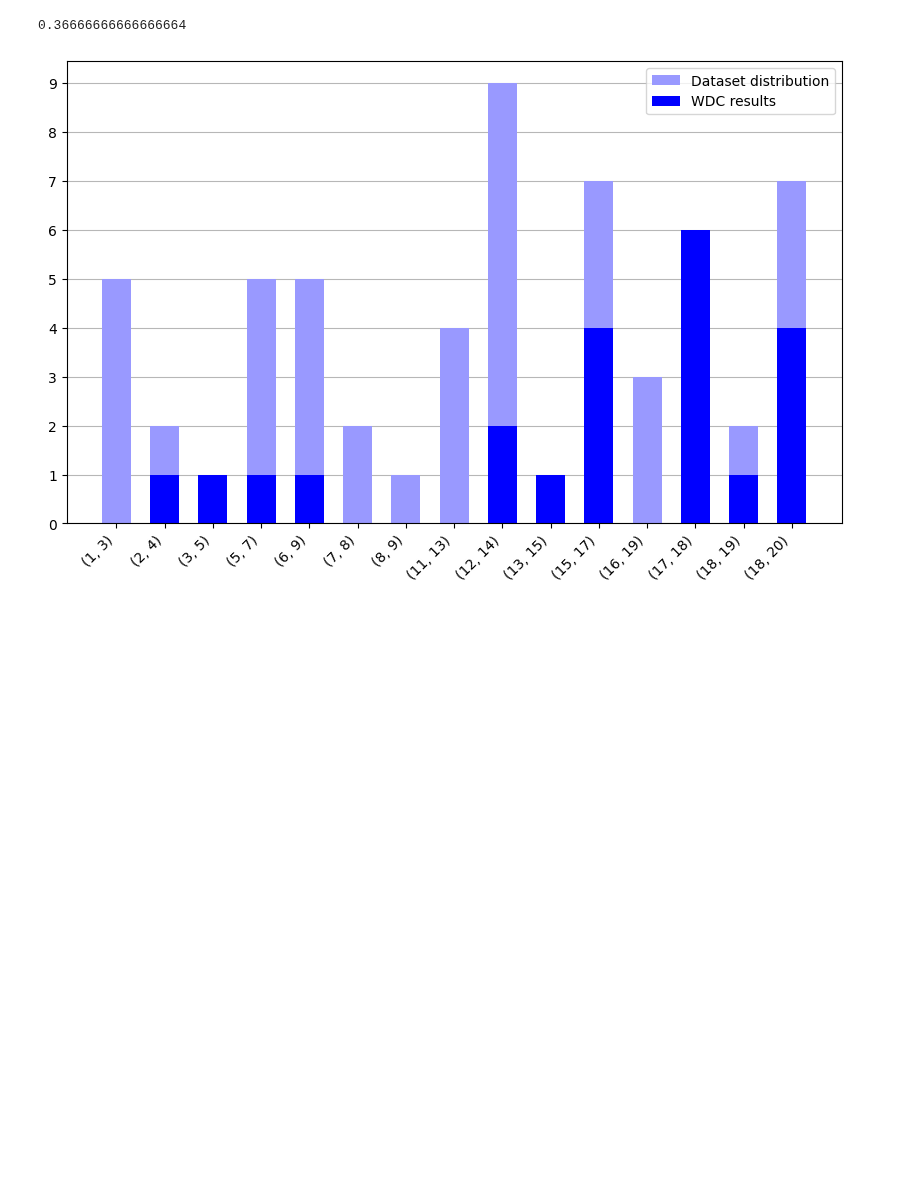
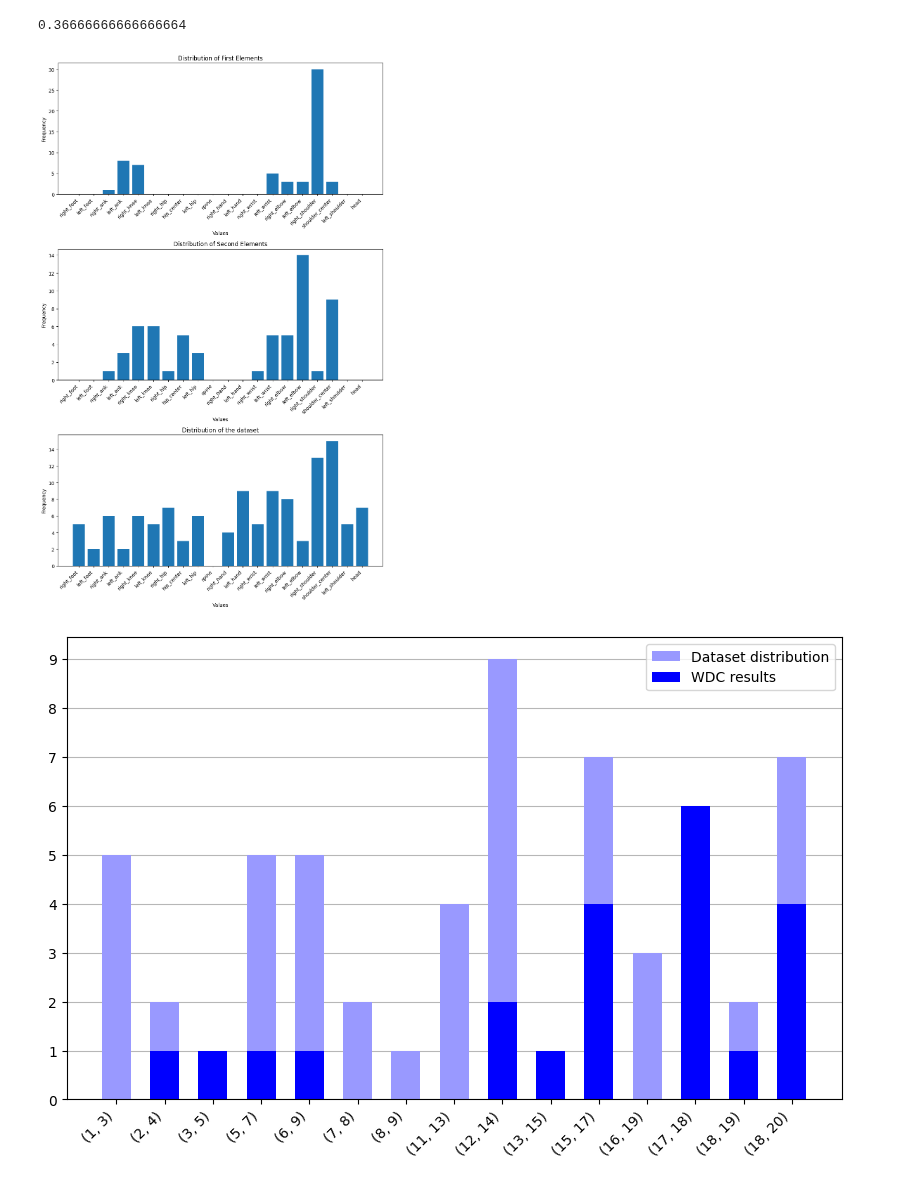
Before and after one commit to gaggioaxel/OoM-Thesis, a Jupyter notebook: code/src/ClusteringOoM.ipynb, the cells around one changed output. Saved outputs shown, nothing was run; the diff lists cells and outputs as text; code cells hidden in the pictures; blank space fills up the shorter version.

Commit message:
clustering and methodology

```diff
--- a/code/src/ClusteringOoM.ipynb
+++ b/code/src/ClusteringOoM.ipynb
@@ -1462,7 +1462,7 @@ def get_adjacency_matrix():
     adjacencyMatrix[edges[:,0],edges[:,1]] = True
     return adjacencyMatrix
 
-def compute_clustering_comparison(sampleAnno, method: Literal['aux_max_cumulative','shapley_max_cumulative','aux_max_overall','shapley_max_overall']='shapley_max_cumulative',return_sample_score=False):
+def compute_clustering_comparison(sampleAnno:int, method: Literal['aux_max_cumulative','shapley_max_cumulative','aux_max_overall','shapley_max_overall']='shapley_max_cumulative',return_sample_score=False):
     '''
     Only shapley_max_cumulative has been used because it's the most accurate
     '''
@@ -1545,7 +1545,9 @@ def compute_clustering_comparison(sampleAnno, method: Literal['aux_max_cumulativ
         #        for j in range(weightMatrix.shape[1]):
         #            maxWeightMatrixOverall[i,j] += weightMatrix[i,j,timeInstant]
     if method == 'shapley_max_cumulative':
-        return any(node in OoM for node in top_two_shapleys)
+        #return any(node in OoM for node in top_two_shapleys)
+        return top_two_shapleys
+
         #elif method == 'aux_max_cumulative':
         #    return any(node in OoM for node in np.unravel_index(np.argmax(maxWeightMatrixOverall), maxWeightMatrixOverall.shape))
         #elif method == 'shapley_max_overall':
@@ -1567,6 +1569,81 @@ print(accuracy)
 print(sum(accuracy) / len(annotations))
 # %% [output]
 0.36666666666666664
+# %%
+import matplotlib.pyplot as plt
+
+physToIdx = {'left_foot':2,'right_foot':1,'left_ank':4,'right_ank':3,'left_knee':6,'right_knee':5,'left_hip':9,'hip_center':8,'right_hip':7,'spine':10,'left_hand':12,'right_hand':11,'left_wrist':14,'right_wrist':13,'left_elbow':16,'right_elbow':15,'left_shoulder':19,'shoulder_center':18,'right_shoulder':17,'head':20}
+indxToPhys = {v: k for k, v in physToIdx.items()}
+
+data = accuracy
+
+# Unpack the data into separate lists for x and y values
+y_max1_values = []
+counts = Counter([pair[0] for pair in data])
+for i in range(20):
+    if i+1 in counts.keys():
+        y_max1_values.append(counts[i+1])
+    else:
+        y_max1_values.append(0)
+
+y_max2_values = []
+counts = Counter([pair[1] for pair in data])
+for i in range(20):
+    if i+1 in counts.keys():
+        y_max2_values.append(counts[i+1])
+    else:
+        y_max2_values.append(0)
+
+# Plotting histograms for both x and y values with increased spacing
+plt.figure(figsize=(10, 16))
+
+plt.subplot(3, 1, 1)
+plt.bar(range(1,21), y_max1_values)
+plt.title('Distribution of First Elements')
+plt.xlabel('Values')
+plt.ylabel('Frequency')
+plt.xticks(range(1,21),[indxToPhys[i+1] for i in range(20)],rotation=45, ha='right')
+#plt.xticks(range(0,len(set(x_values))),set(x_values),rotation=45, ha='right')
+#plt.yticks(range(max(y_values)+1))
+
+
+plt.subplot(3, 1, 2)
+plt.bar(range(1,21), y_max2_values)
+plt.title('Distribution of Second Elements')
+plt.xlabel('Values')
+plt.ylabel('Frequency')
+plt.xticks(range(1,21),[indxToPhys[i+1] for i in range(20)],rotation=45, ha='right')
+
+
+y_dataset_values = []
+for i,sample in enumerate(annotations):
+    if '(A)' in sample or '(B)' in sample:
+        folder, trial, fragId, _, OoM, startSec, endSec = sample.replace(' ','').split(',')[:7]
+    else:
+        folder, trial, fragId, OoM, startSec, endSec = sample.replace(' ','').split(',')[:6]
+    OoM = tuple(map(int, OoM.strip('[]').split('-')))
+    y_dataset_values.append(OoM[0])
+    y_dataset_values.append(OoM[1])
+
+counts = Counter(y_dataset_values)
+#print(y_dataset_values)
+y_dataset_values = []
+for i in range(20):
+    if i+1 in counts.keys():
+        y_dataset_values.append(counts[i+1])
+    else:
+        y_dataset_values.append(0)
+
+plt.subplot(3, 1, 3)
+plt.bar(range(1,21), y_dataset_values)
+plt.title('Distribution of the dataset')
+plt.xlabel('Values')
+plt.ylabel('Frequency')
+plt.xticks(range(1,21),[indxToPhys[i+1] for i in range(20)],rotation=45, ha='right')
+plt.tight_layout()
+plt.show()
+# %% [output]
+[figure, added]
 # %%
 from collections import Counter
 
```
Also changed, not shown: parts of 2 cells of this notebook, 22 other files.
